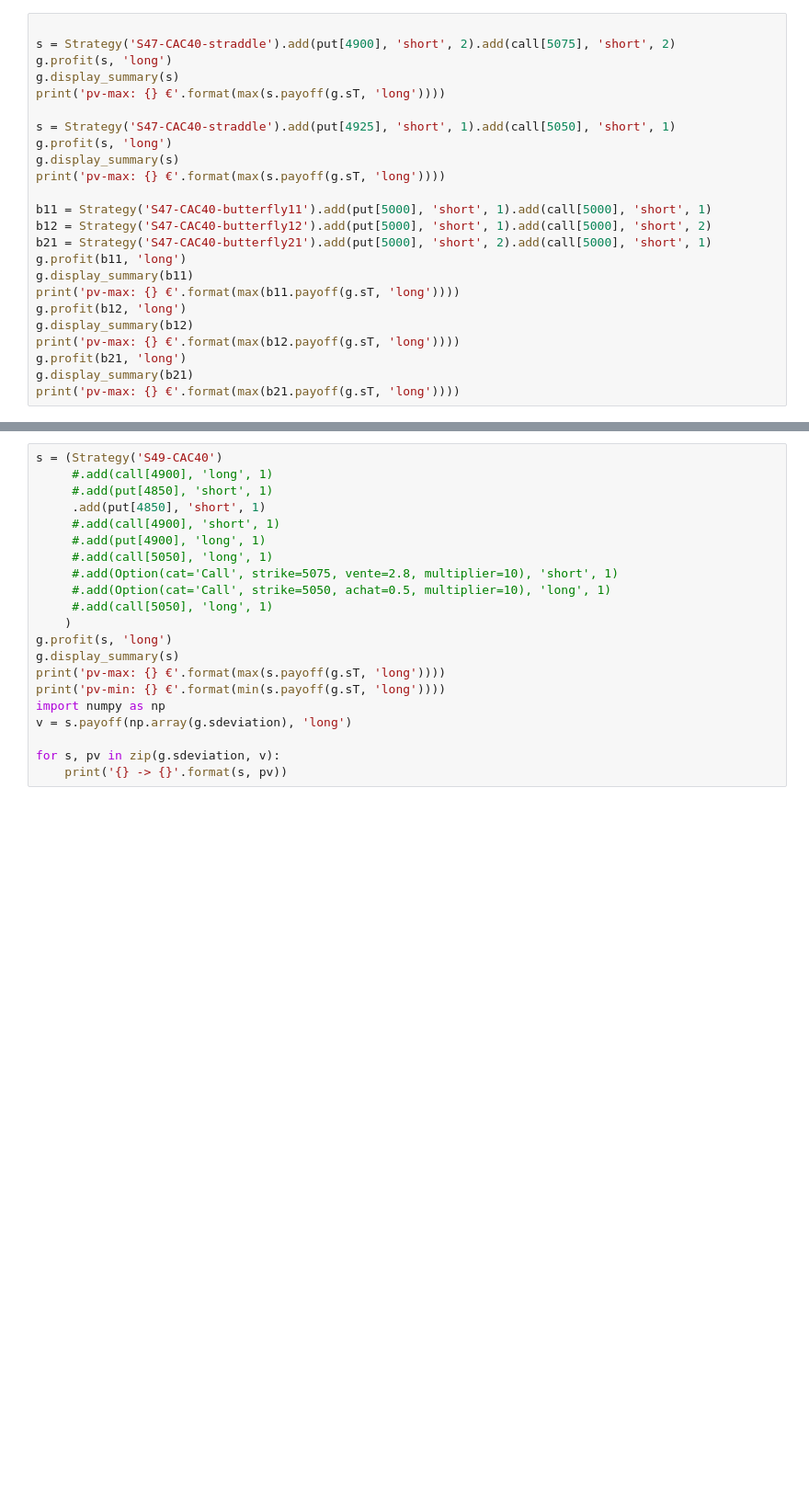
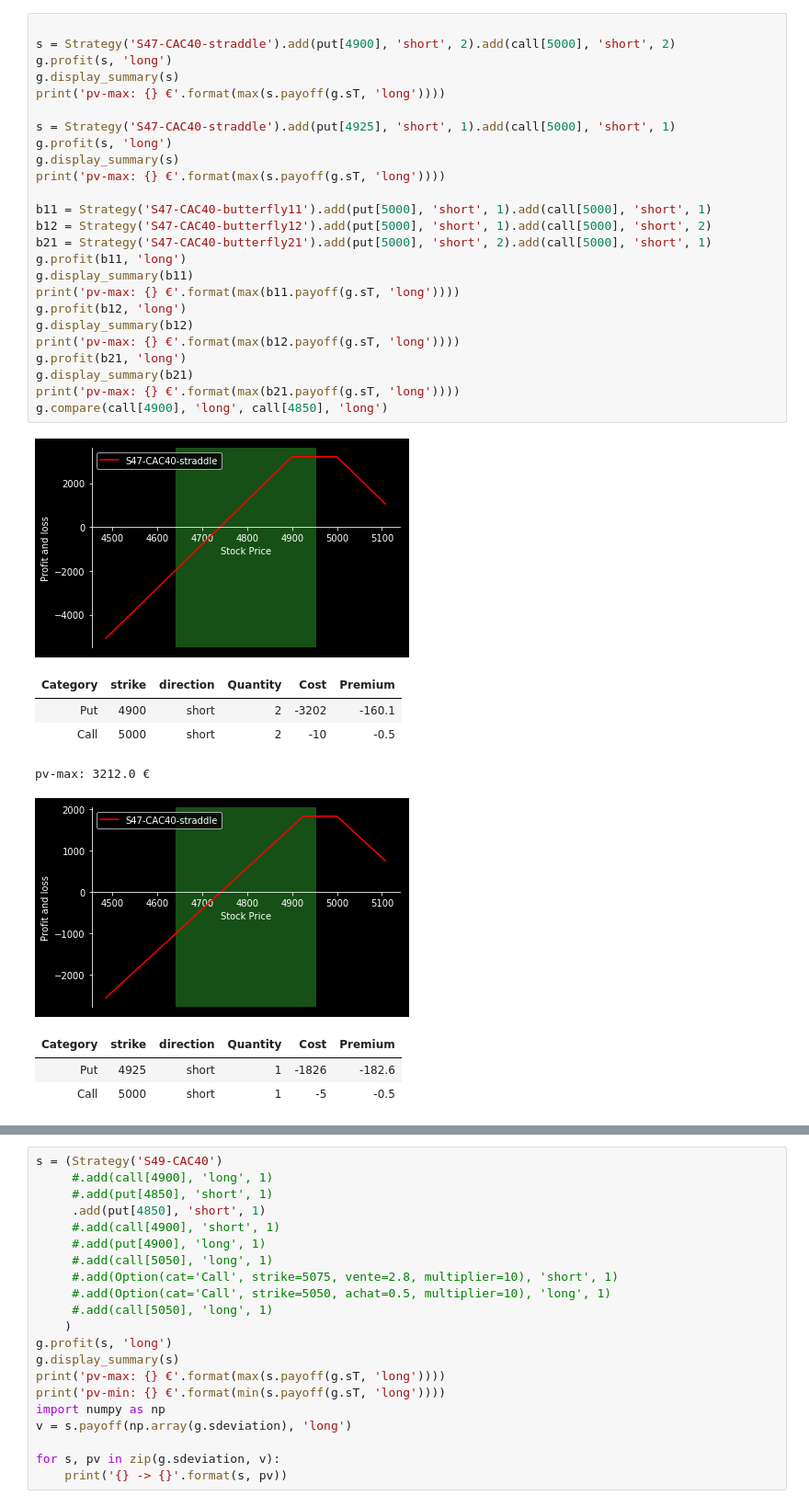
Before and after one commit to splanquart/spoption, a Jupyter notebook: boxspread_chooser.ipynb, the cells around one changed output, grey strips where cells are left out. Shown at 92% size. Saved outputs shown, nothing was run; the diff lists cells and outputs as text; blank space fills up the shorter version.

```diff
--- a/boxspread_chooser.ipynb
+++ b/boxspread_chooser.ipynb
@@ -25,24 +33,35 @@ Variation : {'min': 4740.0, 'max': 4886.0}
 # %%
 
-s = Strategy('S47-CAC40-straddle').add(put[4900], 'short', 2).add(call[5075], 'short', 2)
+s = Strategy('S47-CAC40-straddle').add(put[4900], 'short', 2).add(call[5000], 'short', 2)
 g.profit(s, 'long')
 g.display_summary(s)
 print('pv-max: {} €'.format(max(s.payoff(g.sT, 'long'))))
 
-s = Strategy('S47-CAC40-straddle').add(put[4925], 'short', 1).add(call[5050], 'short', 1)
+s = Strategy('S47-CAC40-straddle').add(put[4925], 'short', 1).add(call[5000], 'short', 1)
 g.profit(s, 'long')
 g.display_summary(s)
 print('pv-max: {} €'.format(max(s.payoff(g.sT, 'long'))))
 
 b11 = Strategy('S47-CAC40-butterfly11').add(put[5000], 'short', 1).add(call[5000], 'short', 1)
 b12 = Strategy('S47-CAC40-butterfly12').add(put[5000], 'short', 1).add(call[5000], 'short', 2)
 b21 = Strategy('S47-CAC40-butterfly21').add(put[5000], 'short', 2).add(call[5000], 'short', 1)
 g.profit(b11, 'long')
 g.display_summary(b11)
 print('pv-max: {} €'.format(max(b11.payoff(g.sT, 'long'))))
 g.profit(b12, 'long')
 g.display_summary(b12)
 print('pv-max: {} €'.format(max(b12.payoff(g.sT, 'long'))))
 g.profit(b21, 'long')
 g.display_summary(b21)
 print('pv-max: {} €'.format(max(b21.payoff(g.sT, 'long'))))
+g.compare(call[4900], 'long', call[4850], 'long')
+# %% [output]
+[figure, added]
+| Category | strike | direction | Quantity | Cost | Premium |
+| Put | 4900 | short | 2 | -3202 | -160.1 |
+| Call | 5000 | short | 2 | -10 | -0.5 |
+pv-max: 3212.0 €
+[figure, added]
+| Category | strike | direction | Quantity | Cost | Premium |
+| Put | 4925 | short | 1 | -1826 | -182.6 |
+| Call | 5000 | short | 1 | -5 | -0.5 |
```
Also changed, not shown: parts of 16 cells of this notebook, 2 other files.
